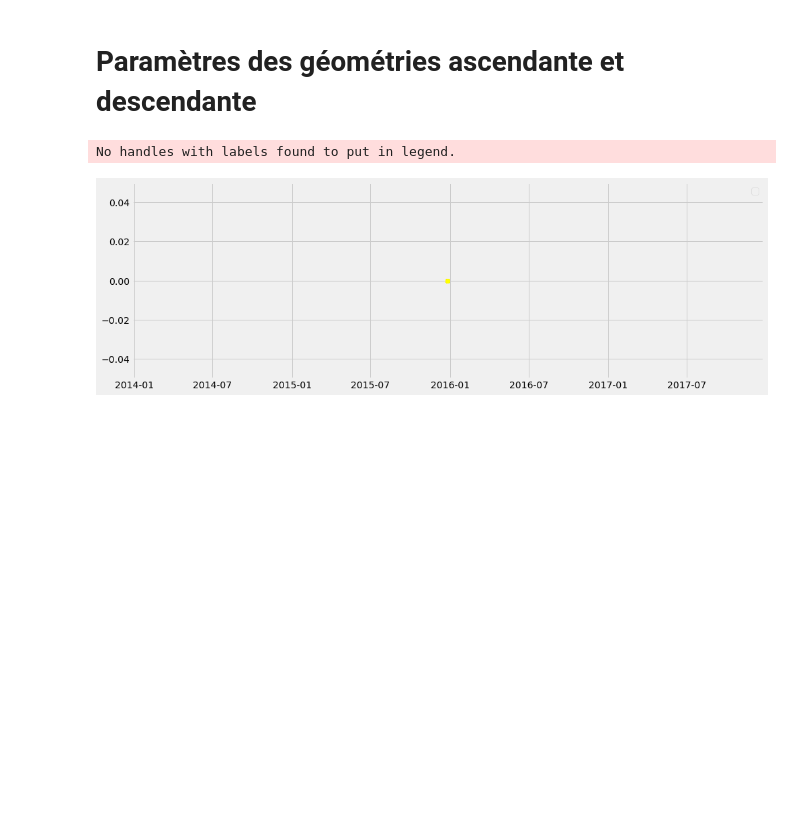
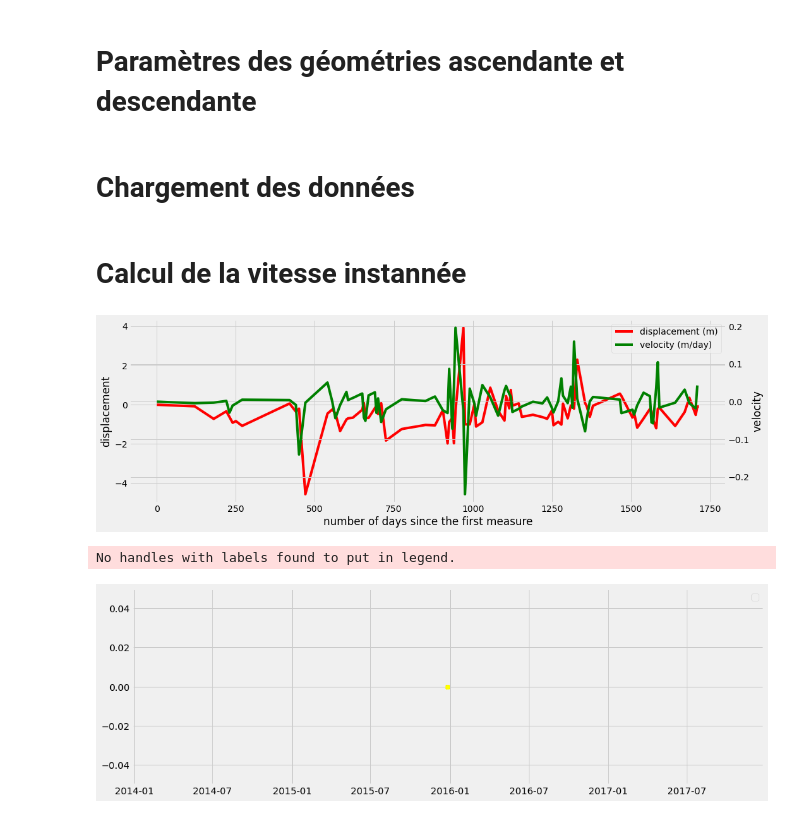
Before and after one commit to EddyVianney/Stage_master2_sdsc_eost, a Jupyter notebook: PMEDV_STAGE_SDSC_EOST.ipynb, the cells around one changed output. Cells and saved outputs as stored; diff of their text form; code cells hidden in the pictures; blank space fills up the shorter version.

```diff
--- a/PMEDV_STAGE_SDSC_EOST.ipynb
+++ b/PMEDV_STAGE_SDSC_EOST.ipynb
@@ -30,6 +38,8 @@ d_los_asc = 0
 d_los_dsc = 0
 # # déplacement vertical
 d_up = 0
+# %% [markdown]
+# Chargement des données
 # %%
 import csv
 
@@ -80,3 +90,5 @@ with open(DATA_PATH + '/' + 'MM_TIO_EW_31TGK_20151227_to_20200906.csv') as csv_f
     for column in df.columns:
         df[column] = pd.to_numeric(df[column], errors='coerce')
     df.set_index('id')
+# %% [markdown]
+# Calcul de la vitesse instannée
@@ -83,3 +109,29 @@ with open(DATA_PATH + '/' + 'MM_TIO_EW_31TGK_20151227_to_20200906.csv') as csv_f
+# %%
+def get_days(dates):
+    days = []
+    for i in range(len(df_series[0])):
+        days.append(abs((dates[0] - dates[i]).days ))
+    return days
+
+days = get_days(df_series[0].index)
+
+fig, ax_left = plt.subplots(figsize=(15,5))
+ax_right = ax_left.twinx()
+
+p1, = ax_left.plot(days, df_series[4]['displacement'], color='red', label='displacement (m)')
+p2, = ax_right.plot(days, df_series[4]['velocity'], color='green', label='velocity (m/day)')
+
+ax_left.set_xlabel("number of days since the first measure")
+ax_left.set_ylabel("displacement")
+ax_right.set_ylabel("velocity")
+
+lns = [p1, p2]
+
+ax_left.legend(handles=lns, loc='best')
+fig.tight_layout()
+plt.show()
+# %% [output]
+[figure, added]
 # %%
 import matplotlib.pyplot as plt
 
```
Also changed, not shown: parts of 25 cells of this notebook, 7 other files.
